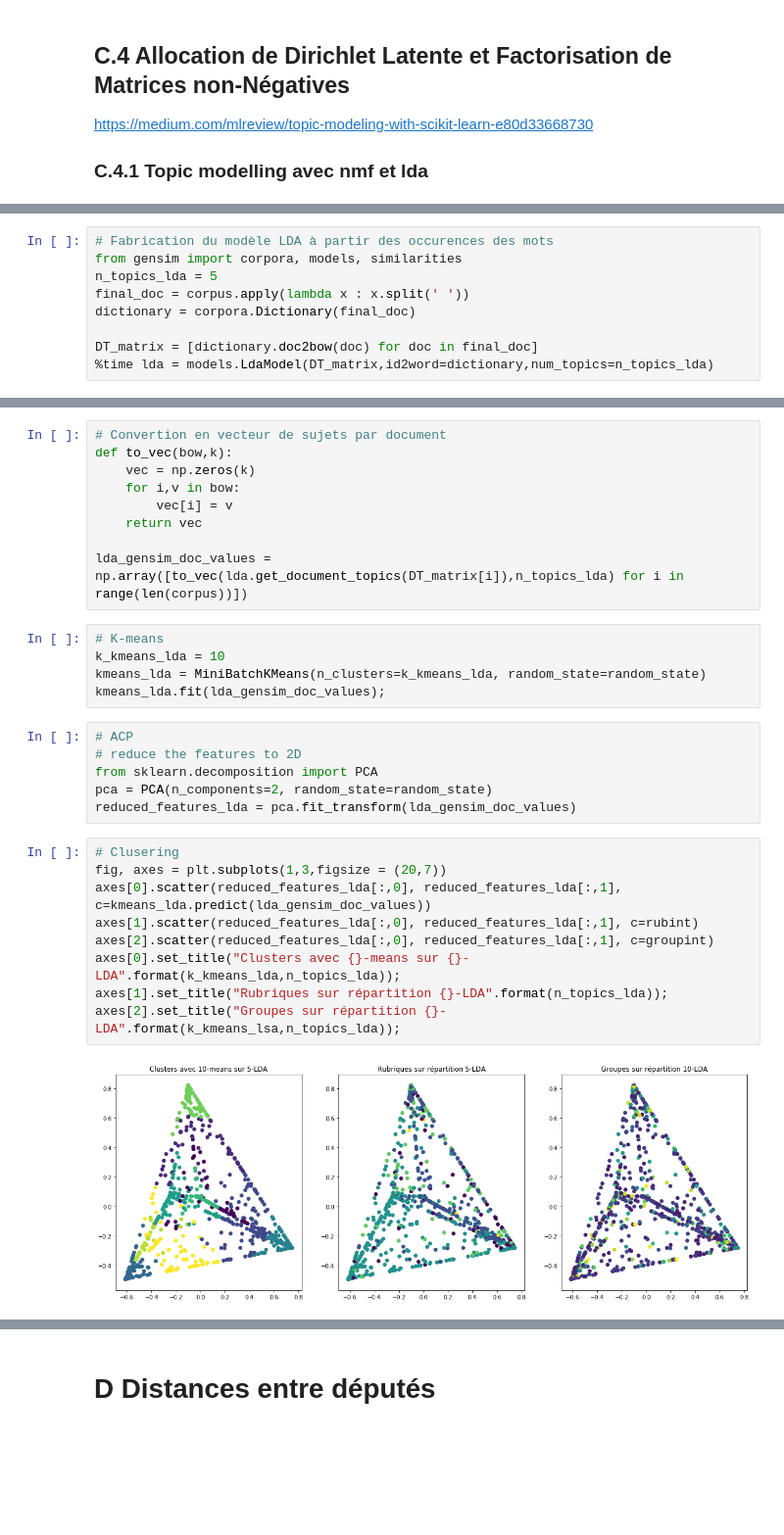
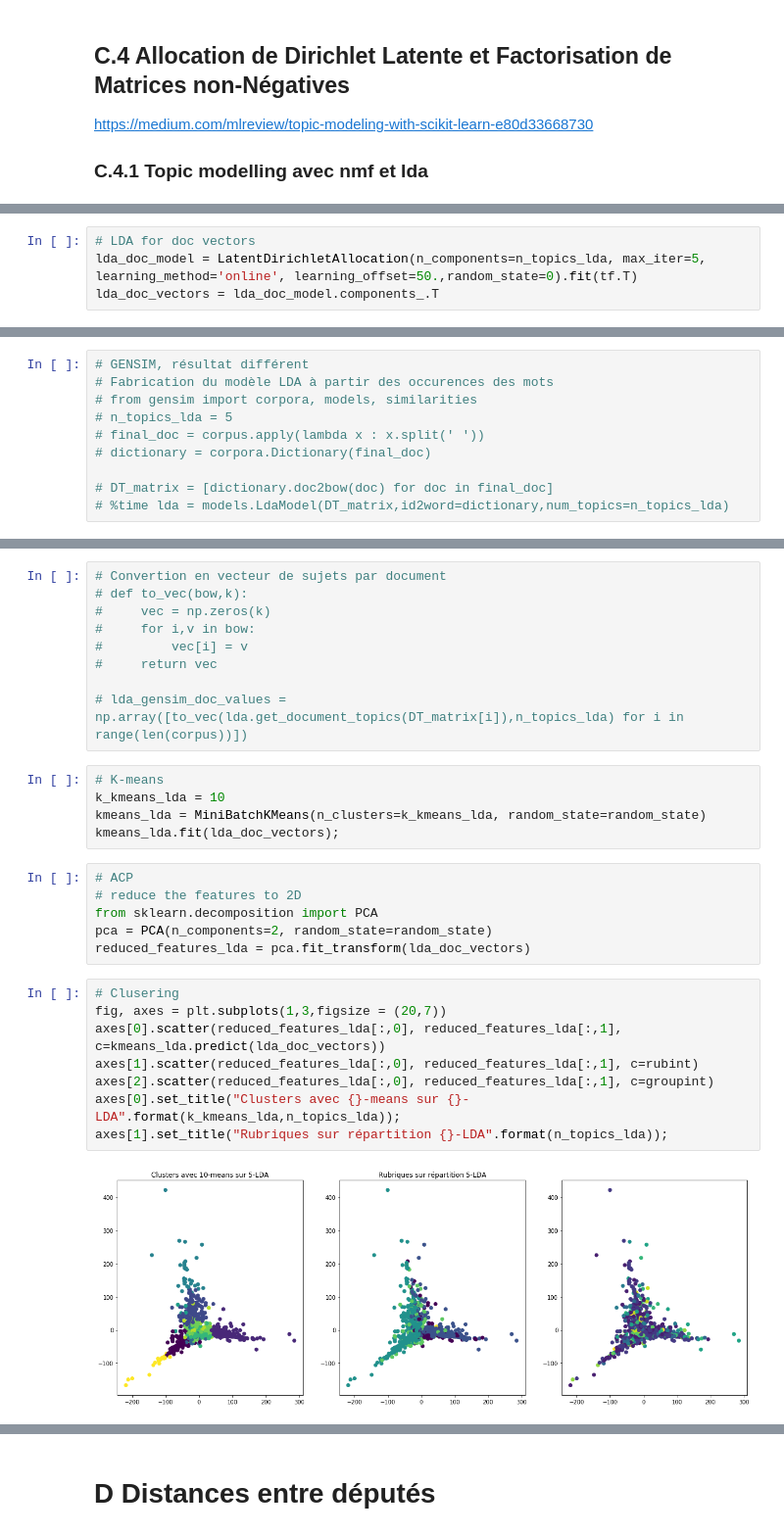
Before and after one commit to AchilleBaucher/confiance_diffusion, a Jupyter notebook: jupyter/clustering.ipynb, the cells around one changed output, grey strips where cells are left out. Shown at 98% size. Cells and saved outputs as stored; diff of their text form; blank space fills up the shorter version.

```diff
--- a/jupyter/clustering.ipynb
+++ b/jupyter/clustering.ipynb
@@ -309,3 +303,7 @@ Topic 8
 maladie ministre santé pouvoir demande mme france français attention public
 Topic 9
 cystite interstitiel vessie mélanome bcg envie vésical uriner odyssé antispasmodique
+# %%
+# LDA for doc vectors
+lda_doc_model = LatentDirichletAllocation(n_components=n_topics_lda, max_iter=5, learning_method='online', learning_offset=50.,random_state=0).fit(tf.T)
+lda_doc_vectors = lda_doc_model.components_.T
@@ -314,9 +316,10 @@ cystite interstitiel vessie mélanome bcg envie vésical uriner odyssé antispas
 # %%
+# GENSIM, résultat différent
 # Fabrication du modèle LDA à partir des occurences des mots
-from gensim import corpora, models, similarities
-n_topics_lda = 5
-final_doc = corpus.apply(lambda x : x.split(' '))
-dictionary = corpora.Dictionary(final_doc)
+# from gensim import corpora, models, similarities
+# n_topics_lda = 5
+# final_doc = corpus.apply(lambda x : x.split(' '))
+# dictionary = corpora.Dictionary(final_doc)
 
-DT_matrix = [dictionary.doc2bow(doc) for doc in final_doc]
-%time lda = models.LdaModel(DT_matrix,id2word=dictionary,num_topics=n_topics_lda)
+# DT_matrix = [dictionary.doc2bow(doc) for doc in final_doc]
+# %time lda = models.LdaModel(DT_matrix,id2word=dictionary,num_topics=n_topics_lda)
@@ -326,33 +326,32 @@ Wall time: 3.64 s
 # %%
 # Convertion en vecteur de sujets par document
-def to_vec(bow,k):
-    vec = np.zeros(k)
-    for i,v in bow:
-        vec[i] = v
-    return vec
+# def to_vec(bow,k):
+#     vec = np.zeros(k)
+#     for i,v in bow:
+#         vec[i] = v
+#     return vec
 
-lda_gensim_doc_values = np.array([to_vec(lda.get_document_topics(DT_matrix[i]),n_topics_lda) for i in range(len(corpus))])
+# lda_gensim_doc_values = np.array([to_vec(lda.get_document_topics(DT_matrix[i]),n_topics_lda) for i in range(len(corpus))])
 # %%
 # K-means
 k_kmeans_lda = 10
 kmeans_lda = MiniBatchKMeans(n_clusters=k_kmeans_lda, random_state=random_state)
-kmeans_lda.fit(lda_gensim_doc_values);
+kmeans_lda.fit(lda_doc_vectors);
 # %%
 # ACP
 # reduce the features to 2D
 from sklearn.decomposition import PCA
 pca = PCA(n_components=2, random_state=random_state)
-reduced_features_lda = pca.fit_transform(lda_gensim_doc_values)
+reduced_features_lda = pca.fit_transform(lda_doc_vectors)
 # %%
 # Clusering
 fig, axes = plt.subplots(1,3,figsize = (20,7))
-axes[0].scatter(reduced_features_lda[:,0], reduced_features_lda[:,1], c=kmeans_lda.predict(lda_gensim_doc_values))
+axes[0].scatter(reduced_features_lda[:,0], reduced_features_lda[:,1], c=kmeans_lda.predict(lda_doc_vectors))
 axes[1].scatter(reduced_features_lda[:,0], reduced_features_lda[:,1], c=rubint)
 axes[2].scatter(reduced_features_lda[:,0], reduced_features_lda[:,1], c=groupint)
 axes[0].set_title("Clusters avec {}-means sur {}-LDA".format(k_kmeans_lda,n_topics_lda));
 axes[1].set_title("Rubriques sur répartition {}-LDA".format(n_topics_lda));
-axes[2].set_title("Groupes sur répartition {}-LDA".format(k_kmeans_lsa,n_topics_lda));
 # %% [output]
-[figure, old version]
+[figure, new version]
 # %%
 from umap import UMAP
```
Also changed, not shown: parts of 45 cells of this notebook, 4 other files.
